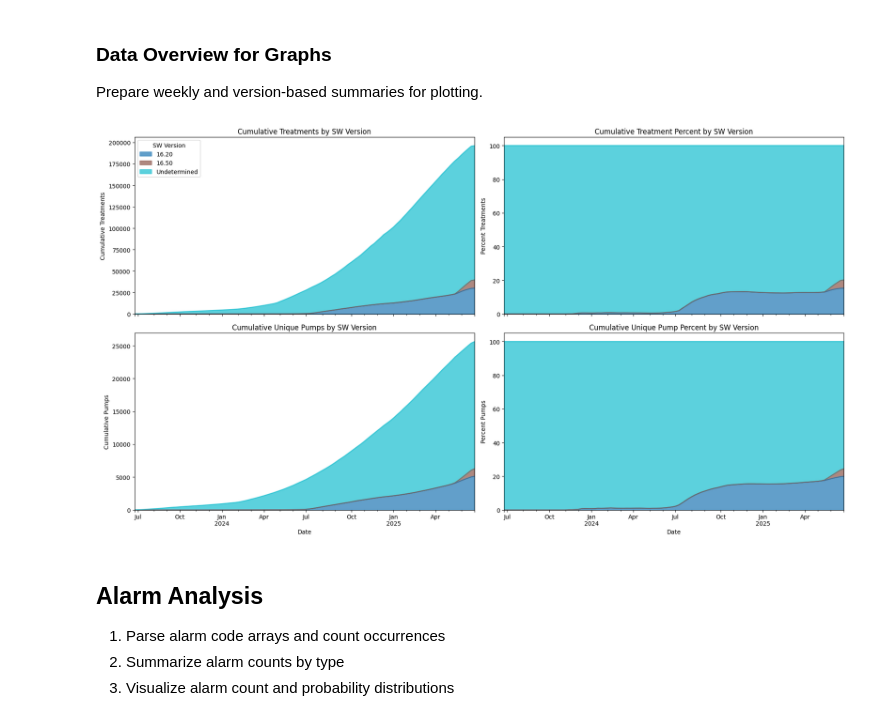
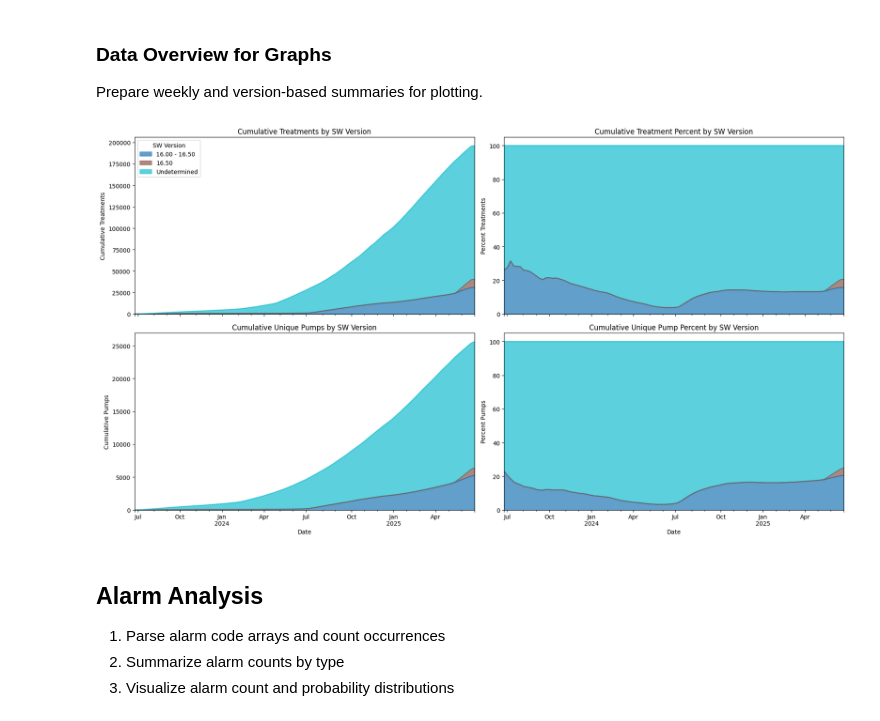
Before and after one commit to aviad-git/DataNotebooks, a Jupyter notebook: alarms_16.50_vs_prior_versions/alarms_16.50_vs_prior_versions.ipynb, the cells around one changed output. Cells and saved outputs as stored; diff of their text form; code cells hidden in the pictures.

Commit message:
updated alarms 16.50 _vs_prior_versions

```diff
--- a/alarms_16.50_vs_prior_versions/alarms_16.50_vs_prior_versions.ipynb
+++ b/alarms_16.50_vs_prior_versions/alarms_16.50_vs_prior_versions.ipynb
@@ -91,14 +91,14 @@ Assign software versions to treatments and pumps based on the last software upda
 Treatments are assigned a software version if their start time is after the last recorded software update. Treatments before the update are excluded due to ambiguity.
 # %%
 # get all treatments for tools with v16.20 after update time
-df_20_idx = df.loc[(df['current_software_version'].str.startswith('16.20')) &
+df_before_50_idx = df.loc[(~df['current_software_version'].str.startswith('16.50')) &
                             (df['startTime'] >= df['last_software_update'])].index
 # get all treatments for tools with v16.50 after update time
 df_50_idx = df.loc[(df['current_software_version'].str.startswith('16.50')) &
                             (df['startTime'] >= df['last_software_update'])].index
-print(f"Treatments verified with 16.20: {len(df_20_idx)}")
+print(f"Treatments verified with version < 16.50: {len(df_before_50_idx)}")
 print(f"Treatments verified with 16.50: {len(df_50_idx)}")
-all_infusions = len(df_20_idx) + len(df_50_idx)
-print(f"Total treatments with 16.20 or 16.50 software events: {all_infusions}")
+all_infusions = len(df_before_50_idx) + len(df_50_idx)
+print(f"Total treatments with non-ambiguous software version events: {all_infusions}")
 print(f"Treatment recovery: {100 * all_infusions/num_treatments:.2f}%")
 # %% [output]
@@ -148,7 +148,7 @@ plot_df = df.copy()  # for debugging
 plot_df['SW version'] = 'Undetermined'
 plot_df['serial_number'] = df['serial_number']
 plot_df['week'] = df['startTime'].dt.to_period('W').apply(lambda r: r.start_time)
-plot_df.loc[df_20_idx, 'SW version'] = '16.20'
+plot_df.loc[df_before_50_idx, 'SW version'] = '16.00 - 16.50'
 plot_df.loc[df_50_idx, 'SW version'] = '16.50'
 
 # Group by week and SW version, count treatments (rows)
@@ -159,34 +159,34 @@ cum_percent_df = cum_count_df.div(cum_count_df.sum(axis=1), axis=0).fillna(0) *
 unique_serials = plot_df.groupby(['week', 'SW version'])['serial_number'].nunique().unstack(fill_value=0)
 cum_unique_serials = unique_serials.cumsum()
 cum_unique_percent = cum_unique_serials.div(cum_unique_serials.sum(axis=1), axis=0).fillna(0) * 100
 # Prepare 4 subplots: top - treatments, bottom - pumps
 fig, axes = plt.subplots(2, 2, figsize=(18, 10), sharex=True)
 # Top left: cumulative treatment count (already calculated above as cum_count_df)
 cum_count_df.plot.area(ax=axes[0,0], colormap='tab10', alpha=0.7, legend=True)
 axes[0,0].set_ylabel('Cumulative Treatments')
 axes[0,0].set_xlabel('Date')
 axes[0,0].set_title('Cumulative Treatments by SW Version')
 # Top right: cumulative treatment percent
 cum_percent_df.plot.area(ax=axes[0,1], colormap='tab10', alpha=0.7, legend=False)
 axes[0,1].set_ylabel('Percent Treatments')
 axes[0,1].set_xlabel('Date')
 axes[0,1].set_title('Cumulative Treatment Percent by SW Version')
 # Bottom left: cumulative unique pumps
 cum_unique_serials.plot.area(ax=axes[1,0], colormap='tab10', alpha=0.7, legend=False)
 axes[1,0].set_ylabel('Cumulative Pumps')
 axes[1,0].set_xlabel('Date')
 axes[1,0].set_title('Cumulative Unique Pumps by SW Version')
 # Bottom right: cumulative unique pumps percent
 cum_unique_percent.plot.area(ax=axes[1,1], colormap='tab10', alpha=0.7, legend=False)
 axes[1,1].set_ylabel('Percent Pumps')
 axes[1,1].set_xlabel('Date')
 axes[1,1].set_title('Cumulative Unique Pump Percent by SW Version')
 # Place legend only on the bottom right subplot
 handles, labels = axes[0,0].get_legend_handles_labels()
 axes[0,0].legend(handles, labels, loc='upper left', title='SW Version')
 plt.tight_layout()
 # %% [output]
-[figure, old version]
+[figure, new version]
 # %%
 # keep only rows with SW version
 assigned_indices = plot_df.loc[plot_df['SW version'] != 'Undetermined'].index
```
Also changed, not shown: parts of 11 cells of this notebook.
